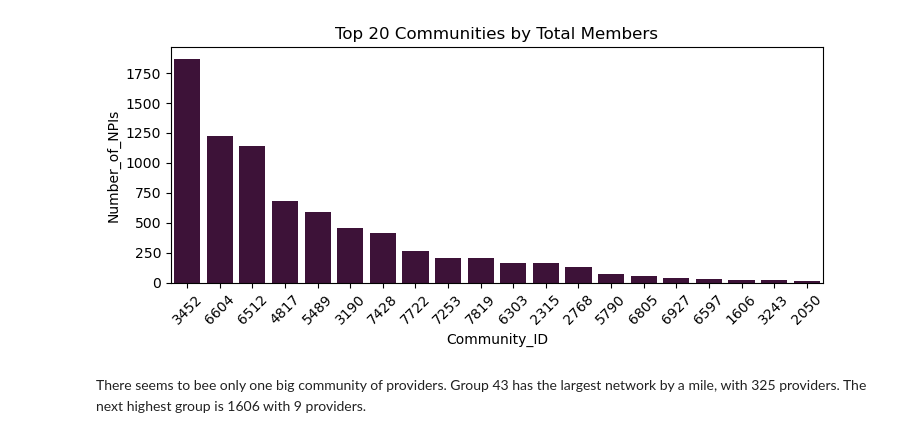
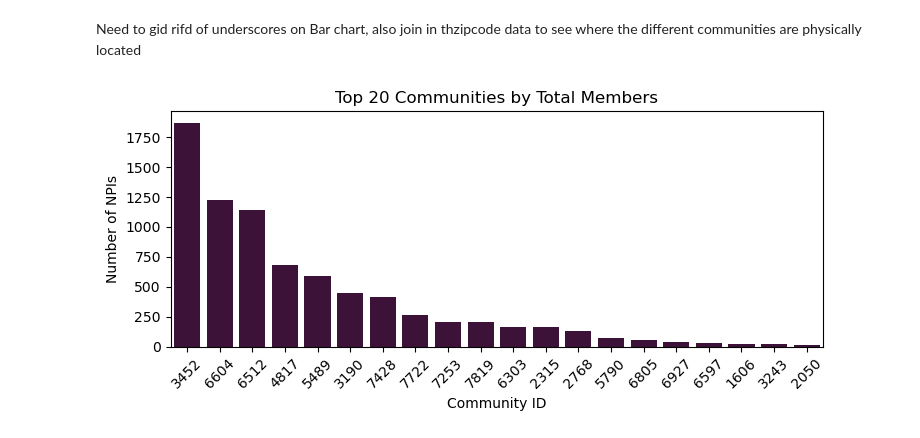
Before and after one commit to jmayf123/Hop_Teaming_Project, a Jupyter notebook: community_analysis.ipynb, the cells around one changed output. Saved outputs shown, nothing was run; the diff lists cells and outputs as text; code cells hidden in the pictures.

Commit message:
working on zip groups for communities

```diff
--- a/community_analysis.ipynb
+++ b/community_analysis.ipynb
@@ -6,3 +7,5 @@ import seaborn as sns
+# %% [markdown]
+Need to gid rifd of underscores on Bar chart, also join in thzipcode data to see where the different communities are physically located
 # %%
 query = """
 SELECT nc.npi,
@@ -26,7 +28,7 @@ USING(taxonomy_code);
 with sqlite3.connect('./data/hop_db.sqlite') as db:
     df = pd.read_sql(query, db)
 # %%
-graph_data = (df['communityid']
+graph_data_1 = (df['communityid']
               .value_counts()
               [:20]
               .rename_axis('Community_ID')
@@ -35,19 +37,19 @@ graph_data = (df['communityid']
 # %%
 fig_1 = plt.figure()
 plt.rcParams["figure.figsize"] = [7.50, 3.50]
 plt.rcParams["figure.autolayout"] = True
 
 sns.barplot(
-                data = graph_data,
+                data = graph_data_1,
                 x = 'Community_ID',
                 y = 'Number_of_NPIs',
-                order = graph_data.sort_values('Number_of_NPIs', ascending=False).Community_ID,
+                order = graph_data_1.sort_values('Number_of_NPIs', ascending=False).Community_ID,
                 color = '#440B3D'
             )
 plt.xticks(rotation=45)
 plt.title('Top 20 Communities by Total Members')
+plt.ylabel('Number of NPIs')
+plt.xlabel('Community ID')
 plt.show()
 # %% [output]
-[figure, old version]
+[figure, new version]
-# %% [markdown]
-There seems to bee only one big community of providers. Group 43 has the largest network by a mile, with 325 providers. The next highest group is 1606 with 9 providers.
```
Also changed, not shown: parts of 9 cells of this notebook, 3 other files.
